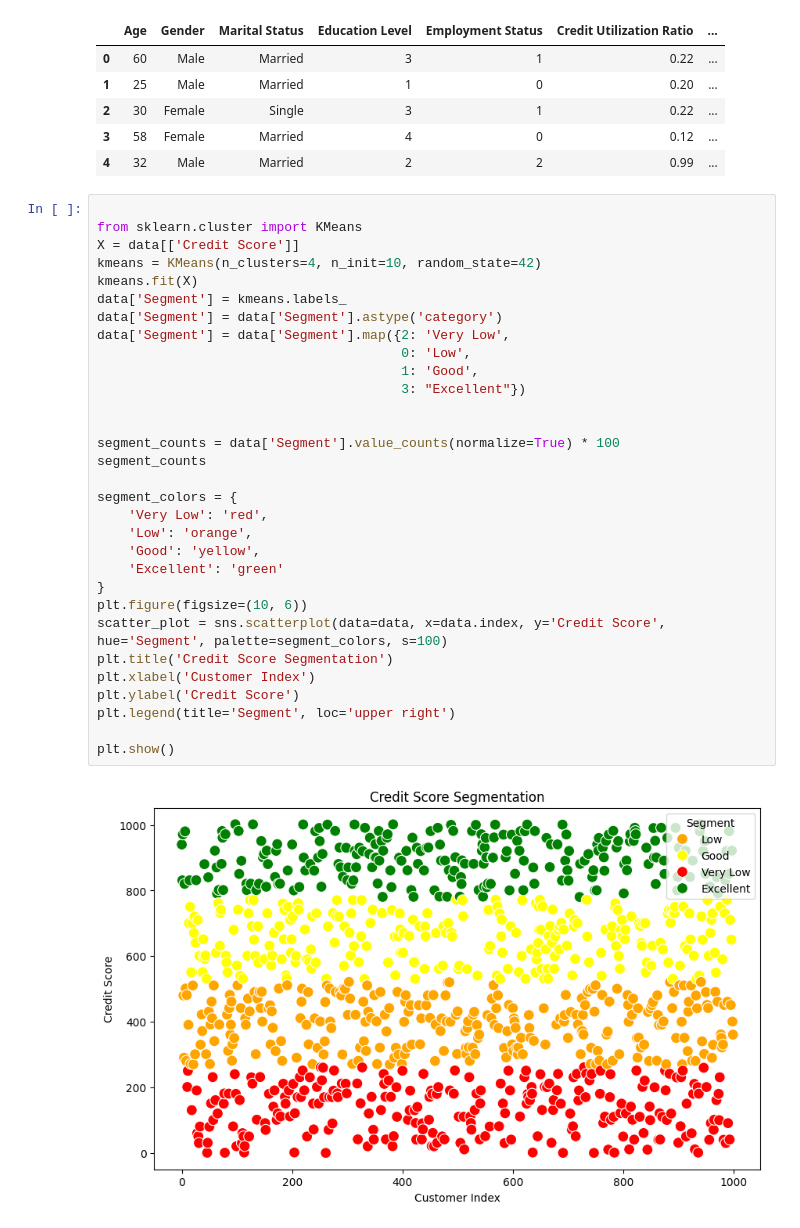
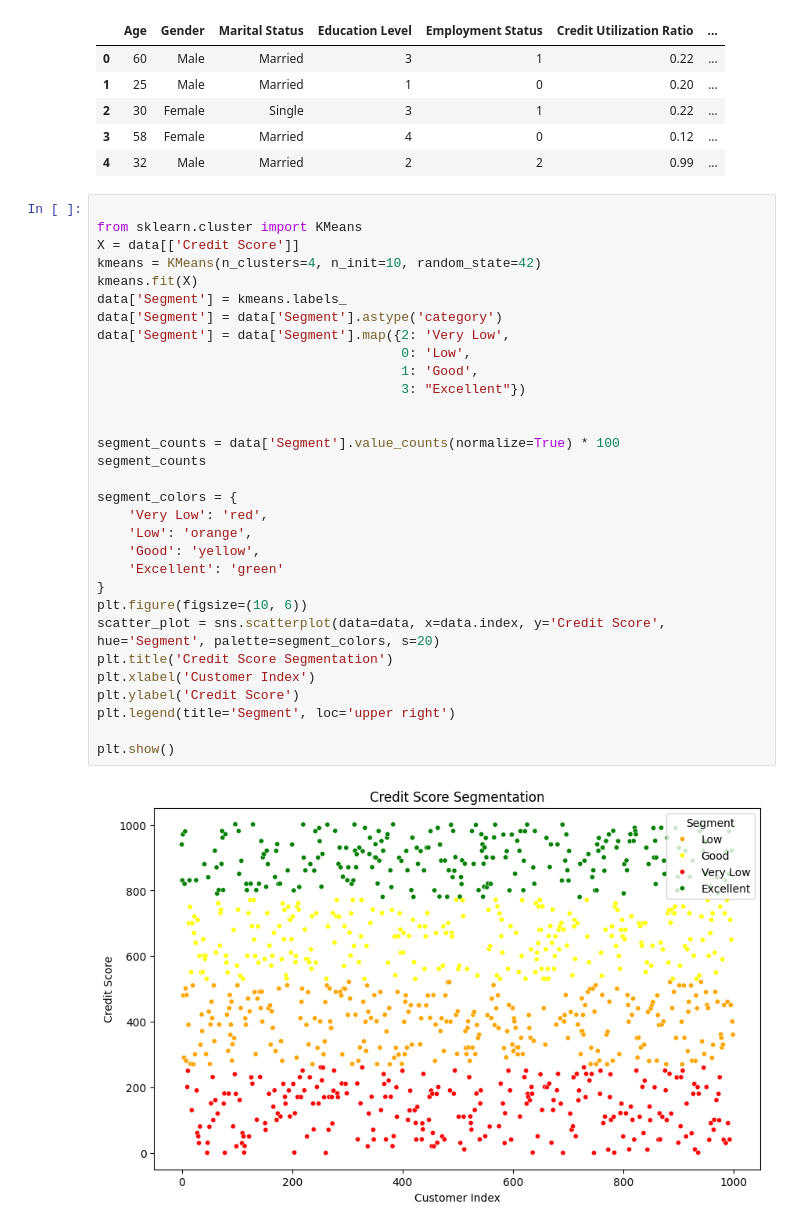
Before and after one commit to velociteriseup/Credit-Scoring-Analysis, a Jupyter notebook: CreditAnalysis.ipynb, the cells around one changed output. Drawn from its saved outputs; the diff is of its cells as text.

```diff
--- a/CreditAnalysis.ipynb
+++ b/CreditAnalysis.ipynb
@@ -134,32 +134,32 @@ data.head()
 
 from sklearn.cluster import KMeans
 X = data[['Credit Score']]
 kmeans = KMeans(n_clusters=4, n_init=10, random_state=42)
 kmeans.fit(X)
 data['Segment'] = kmeans.labels_
 data['Segment'] = data['Segment'].astype('category')
 data['Segment'] = data['Segment'].map({2: 'Very Low',
                                        0: 'Low',
                                        1: 'Good',
                                        3: "Excellent"})
 
 
 segment_counts = data['Segment'].value_counts(normalize=True) * 100
 segment_counts
 
 segment_colors = {
     'Very Low': 'red',
     'Low': 'orange',
     'Good': 'yellow',
     'Excellent': 'green'
 }
 plt.figure(figsize=(10, 6))
-scatter_plot = sns.scatterplot(data=data, x=data.index, y='Credit Score', hue='Segment', palette=segment_colors, s=100)
+scatter_plot = sns.scatterplot(data=data, x=data.index, y='Credit Score', hue='Segment', palette=segment_colors, s=20)
 plt.title('Credit Score Segmentation')
 plt.xlabel('Customer Index')
 plt.ylabel('Credit Score')
 plt.legend(title='Segment', loc='upper right')
 
 plt.show()
 # %% [output]
-[figure, old version]
+[figure, new version]
```
